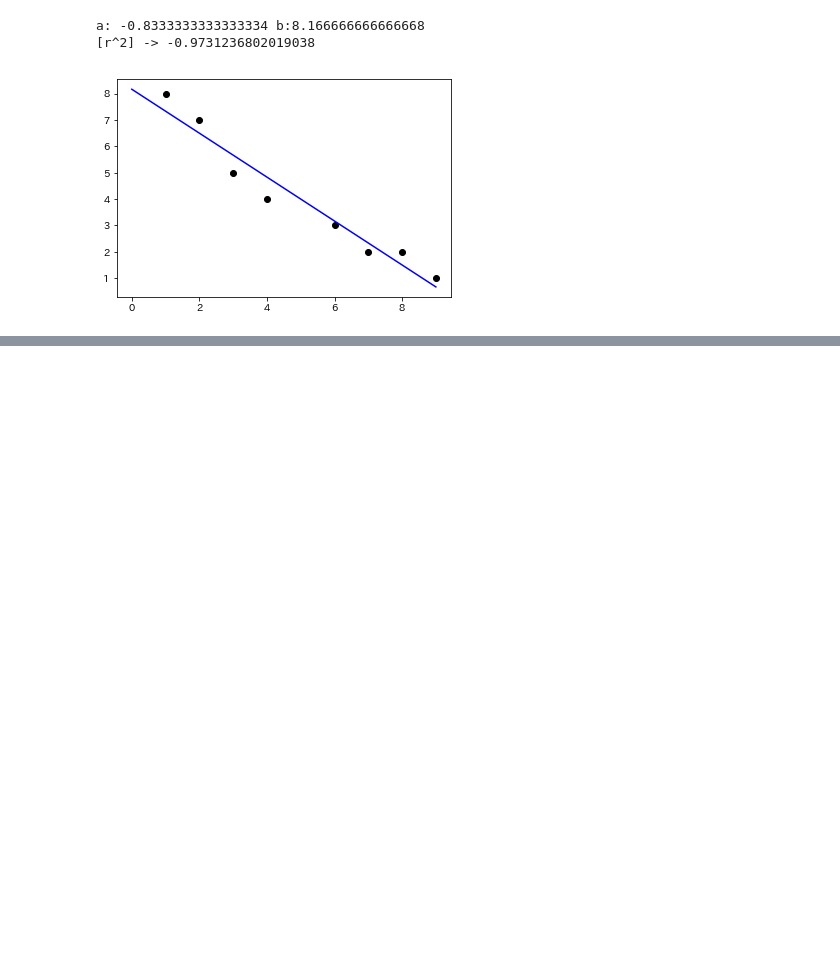
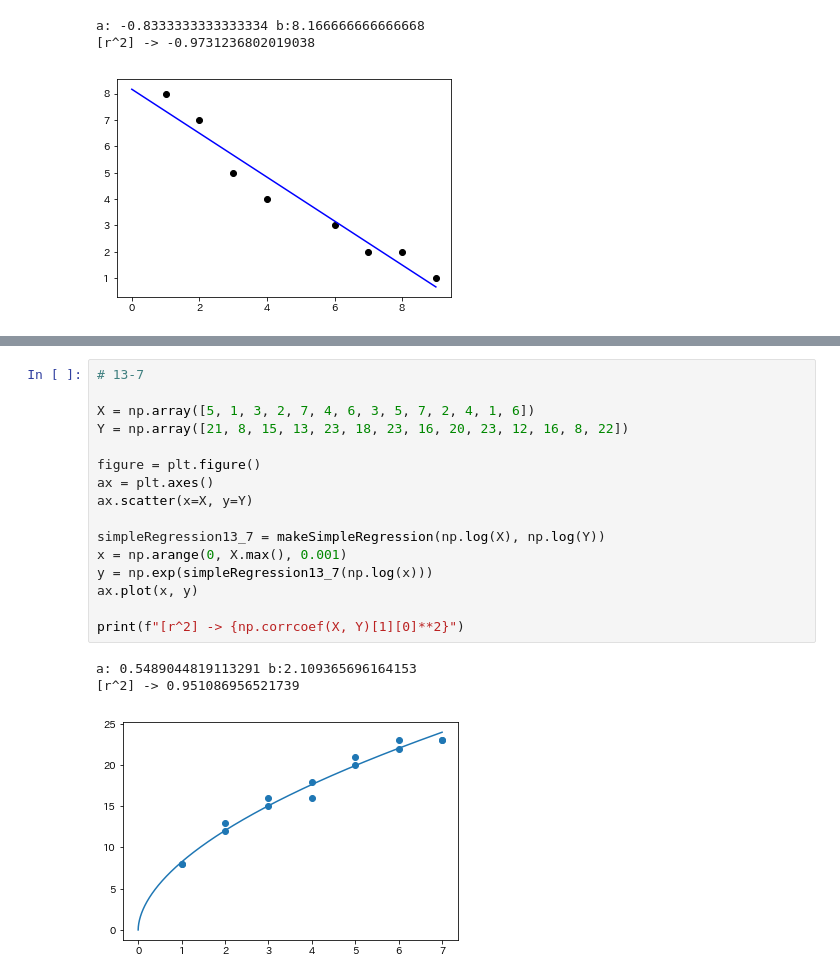
Before and after one commit to chanma0806/study-statistics-python, a Jupyter notebook: 初歩からの統計学.ipynb, the cells around one changed output, grey strips where cells are left out. Drawn from its saved outputs; the diff is of its cells as text; blank space fills up the shorter version.

```diff
--- a/初歩からの統計学.ipynb
+++ b/初歩からの統計学.ipynb
@@ -1313,0 +1337,20 @@ a: 0.0010945501796224102 b:0.02633035236566538
+# %%
+# 13-7
+
+X = np.array([5, 1, 3, 2, 7, 4, 6, 3, 5, 7, 2, 4, 1, 6])
+Y = np.array([21, 8, 15, 13, 23, 18, 23, 16, 20, 23, 12, 16, 8, 22])
+
+figure = plt.figure()
+ax = plt.axes()
+ax.scatter(x=X, y=Y)
+
+simpleRegression13_7 = makeSimpleRegression(np.log(X), np.log(Y))
+x = np.arange(0, X.max(), 0.001)
+y = np.exp(simpleRegression13_7(np.log(x)))
+ax.plot(x, y)
+
+print(f"[r^2] -> {np.corrcoef(X, Y)[1][0]**2}")
+# %% [output]
+a: 0.5489044819113291 b:2.109365696164153
+[r^2] -> 0.951086956521739
+[figure, added]
```
Also changed, not shown: parts of 7 cells of this notebook.
